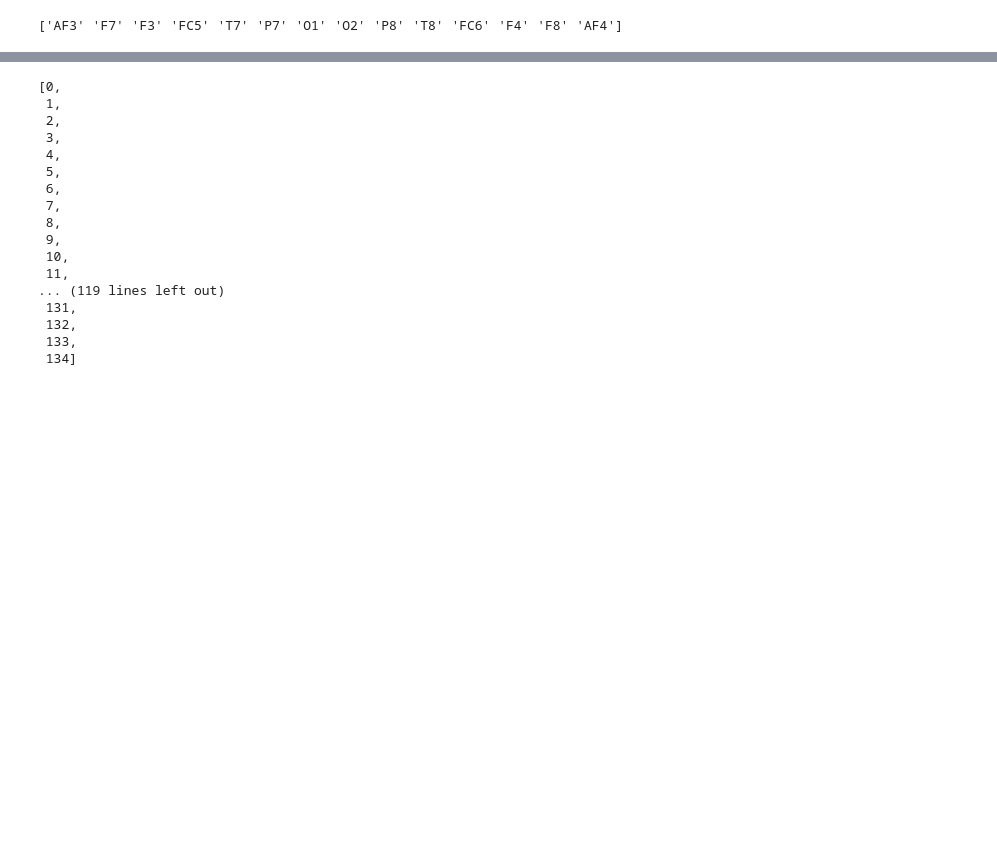
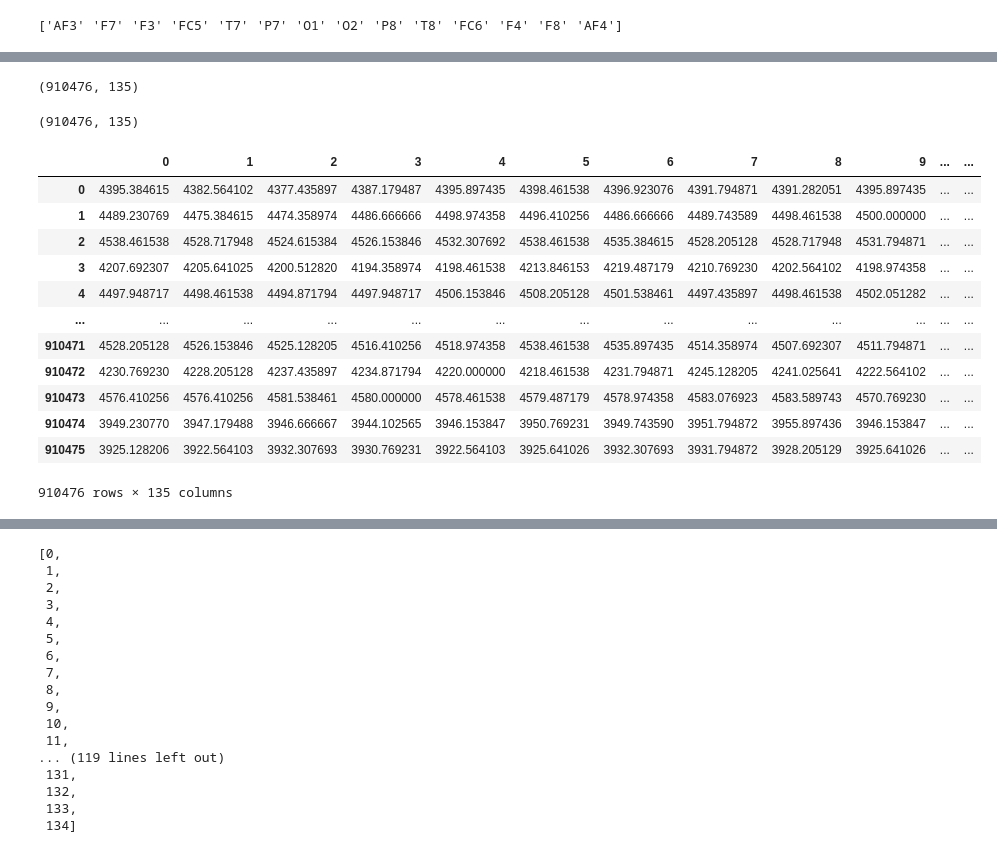
Before and after one commit to hunkim98/brain_interface, a Jupyter notebook: binary_emotiv.ipynb, the cells around one changed output, grey strips where cells are left out. Drawn from its saved outputs; the diff is of its cells as text; code cells hidden in the pictures; blank space fills up the shorter version.

```diff
--- a/binary_emotiv.ipynb
+++ b/binary_emotiv.ipynb
@@ -247,0 +286,33 @@ plt.show()
+# %%
+import numpy as np
+import pandas as pd
+from scipy.signal import butter, filtfilt, lfilter
+
+def butter_bandpass(lowcut, highcut, fs, order=4):
+    nyquist = 0.5 * fs
+    low = lowcut / nyquist
+    high = highcut / nyquist
+    b, a = butter(order, [low, high], btype='band')
+    return b, a
+
+def bandpass_filter(data, lowcut, highcut, fs, order=4):
+    b, a = butter_bandpass(lowcut, highcut, fs, order=order)
+    y = lfilter(b, a, data)
+    # y = filtfilt(b, a, data)
+    return y
+
+filtered_df = pd.DataFrame()
+
+channel_columns = df_emotiv_scaled["channel"].unique()
+
+predictor_columns = [col for col in all_tp9.columns if col not in crucial_columns]
+lowcut = delta_min
+highcut = delta_max
+fs = 128
+order = 4
+
+df = df_emotiv_scaled.copy()
+
+signal_columns = predictor_columns
+# Loop through each channel
+signal_data = df[signal_columns].astype(float)
@@ -247,0 +355,26 @@ plt.show()
+# %%
+signal_array = signal_data.values
+print(signal_array.shape)
+filtered_signal = bandpass_filter(signal_array, lowcut, highcut, fs, order)
+# %% [output]
+(910476, 135)
+# %%
+filtered_signal.shape
+# %% [output]
+(910476, 135)
+# %%
+signal_data
+# %% [output]
+|  | 0 | 1 | 2 | 3 | 4 | 5 | 6 | 7 | 8 | 9 | ... | ... |
+| 0 | 4395.384615 | 4382.564102 | 4377.435897 | 4387.179487 | 4395.897435 | 4398.461538 | 4396.923076 | 4391.794871 | 4391.282051 | 4395.897435 | ... | ... |
+| 1 | 4489.230769 | 4475.384615 | 4474.358974 | 4486.666666 | 4498.974358 | 4496.410256 | 4486.666666 | 4489.743589 | 4498.461538 | 4500.000000 | ... | ... |
+| 2 | 4538.461538 | 4528.717948 | 4524.615384 | 4526.153846 | 4532.307692 | 4538.461538 | 4535.384615 | 4528.205128 | 4528.717948 | 4531.794871 | ... | ... |
+| 3 | 4207.692307 | 4205.641025 | 4200.512820 | 4194.358974 | 4198.461538 | 4213.846153 | 4219.487179 | 4210.769230 | 4202.564102 | 4198.974358 | ... | ... |
+| 4 | 4497.948717 | 4498.461538 | 4494.871794 | 4497.948717 | 4506.153846 | 4508.205128 | 4501.538461 | 4497.435897 | 4498.461538 | 4502.051282 | ... | ... |
+| ... | ... | ... | ... | ... | ... | ... | ... | ... | ... | ... | ... | ... |
+| 910471 | 4528.205128 | 4526.153846 | 4525.128205 | 4516.410256 | 4518.974358 | 4538.461538 | 4535.897435 | 4514.358974 | 4507.692307 | 4511.794871 | ... | ... |
+| 910472 | 4230.769230 | 4228.205128 | 4237.435897 | 4234.871794 | 4220.000000 | 4218.461538 | 4231.794871 | 4245.128205 | 4241.025641 | 4222.564102 | ... | ... |
+| 910473 | 4576.410256 | 4576.410256 | 4581.538461 | 4580.000000 | 4578.461538 | 4579.487179 | 4578.974358 | 4583.076923 | 4583.589743 | 4570.769230 | ... | ... |
+| 910474 | 3949.230770 | 3947.179488 | 3946.666667 | 3944.102565 | 3946.153847 | 3950.769231 | 3949.743590 | 3951.794872 | 3955.897436 | 3946.153847 | ... | ... |
+| 910475 | 3925.128206 | 3922.564103 | 3932.307693 | 3930.769231 | 3922.564103 | 3925.641026 | 3932.307693 | 3931.794872 | 3928.205129 | 3925.641026 | ... | ... |
+910476 rows × 135 columns
```
Also changed, not shown: parts of 34 cells of this notebook, 3 other files.
